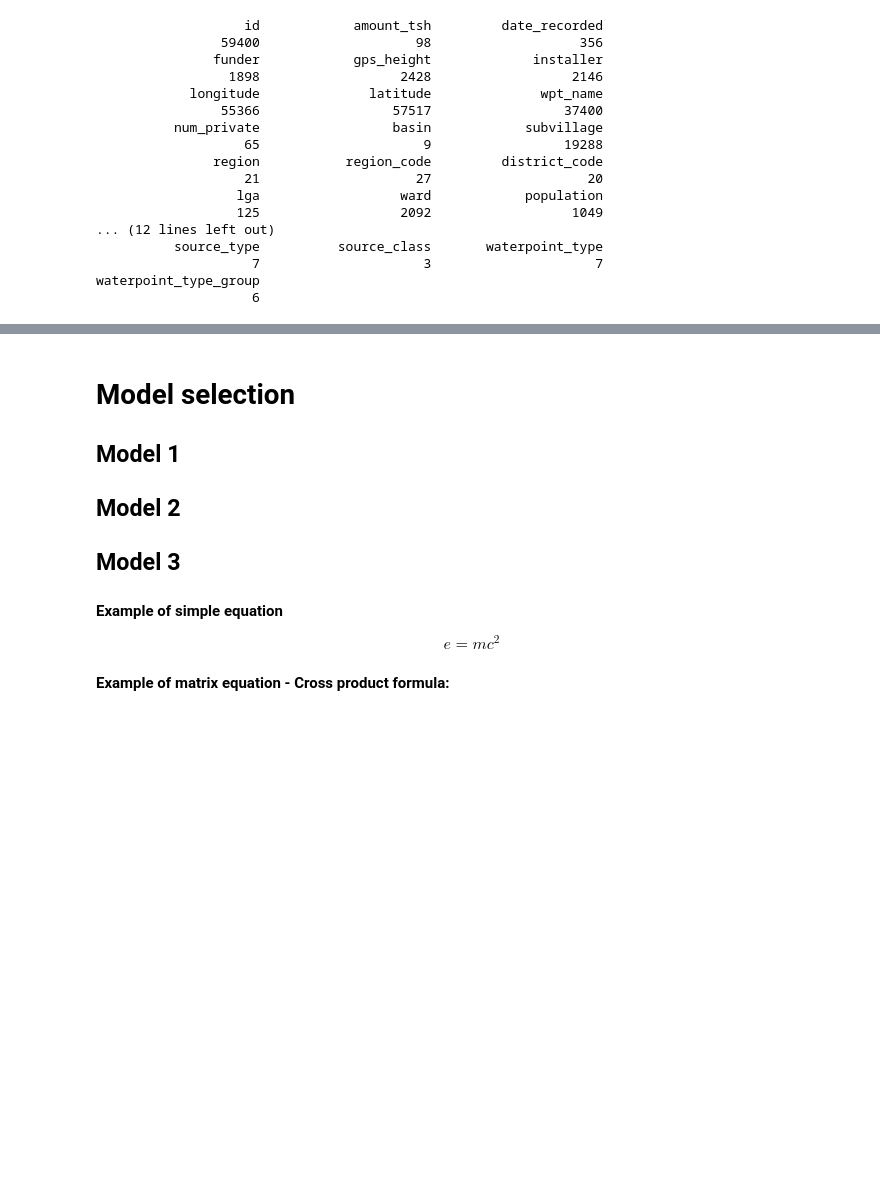
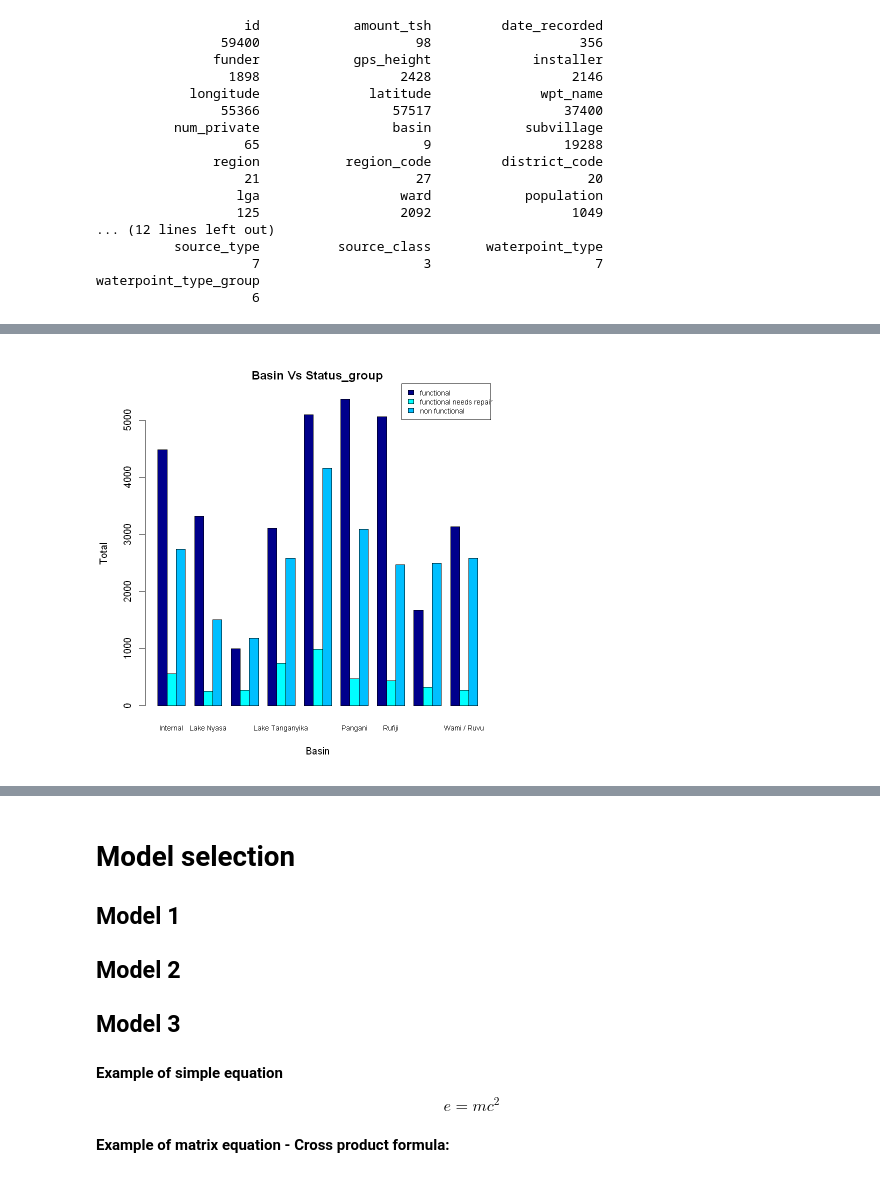
Before and after one commit to 27melba/statisticalFoundationsML, a Jupyter notebook: Project/ReportTemplate_sample1.ipynb, the cells around one changed output, grey strips where cells are left out. Cells and saved outputs as stored; diff of their text form; code cells hidden in the pictures; blank space fills up the shorter version.

```diff
--- a/Project/ReportTemplate_sample1.ipynb
+++ b/Project/ReportTemplate_sample1.ipynb
@@ -129,3 +125,7 @@ train_distinct
                     7                     3                     7
 waterpoint_type_group
                     6
+# %%
+train_label_val<-merge(train_val,train_label,by = "id")
+train_label_val
+options(repr.matrix.max.cols=15, repr.matrix.max.rows=10)
@@ -131,0 +152,24 @@ waterpoint_type_group
+# %%
+# Grouped Bar Plot
+counts <- table(train_label_val$status_group, train_label_val$basin)
+# par(xpd=TRUE)
+barplot(counts, main="Basin Vs Status_group",
+      xlab="Basin",ylab="Total", col=c("darkblue","cyan1","deepskyblue"),
+      legend.text = rownames(counts),
+      args.legend = list(x = "topright",cex = 0.7, ncol = 1,inset = c(- 0.0, -0.05)),
+      beside=TRUE,cex.names=0.7 )
+options(repr.plot.width=15, repr.plot.height=8)
+
+#         args.legend = list(x = "bottom", text.width = c(25, 30, 0, 17),
+#                        bty='n', horiz = T, inset=-0.2, cex = .8),
+#        args.legend = list( x = "topright",inset = c(- 0.15, 0)),
+#         args.legend = list(x = "topleft", bty="n", cex = 0.7, ncol = 2),
+
+# legend("topright",
+#        legend = rownames(counts),
+#        ncol = 2,
+#        cex = 0.5)
+# barplot(dfN, beside=T, legend.text = rownames(dfN),
+#         args.legend = list(x = "topleft", bty="n", cex = 0.7, ncol = 2))
+# %% [output]
+[figure, added]
```
Also changed, not shown: parts of 17 cells of this notebook.
